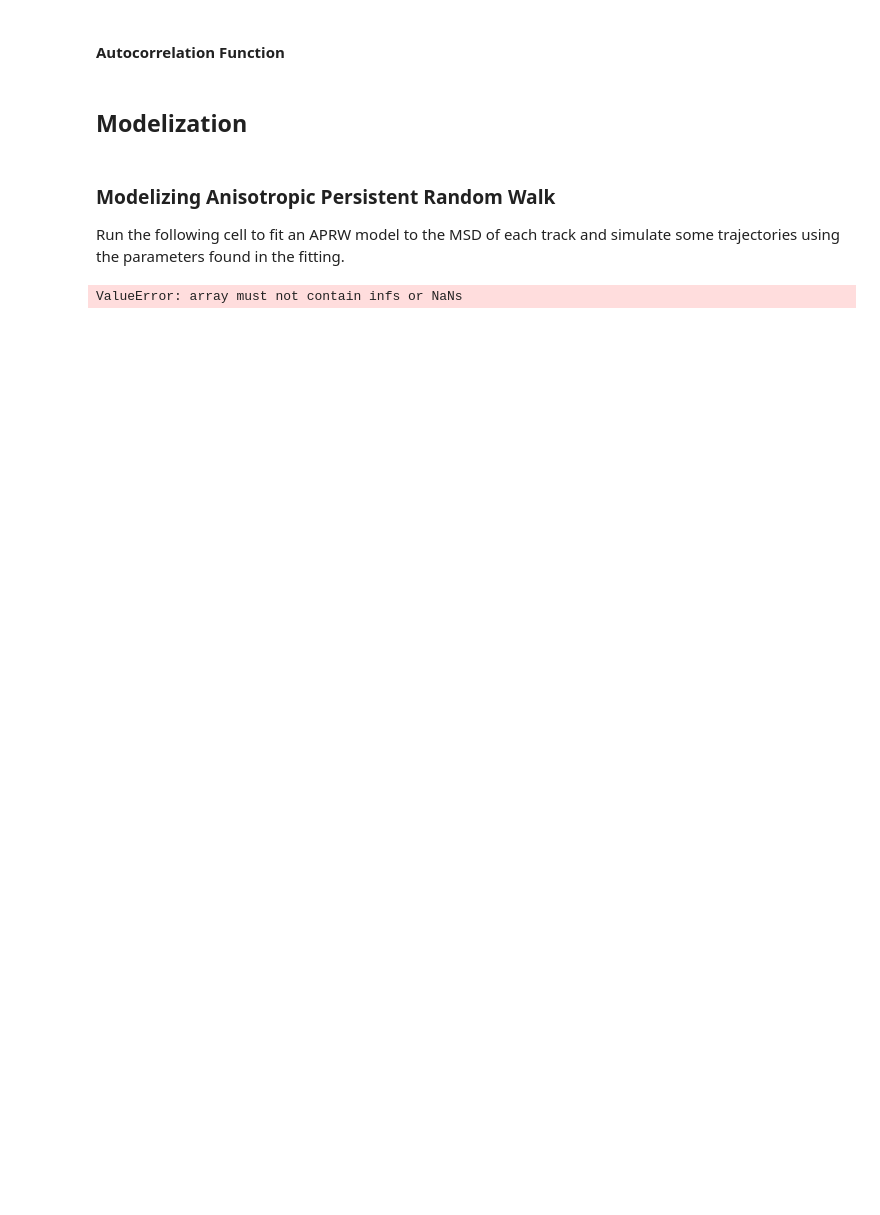
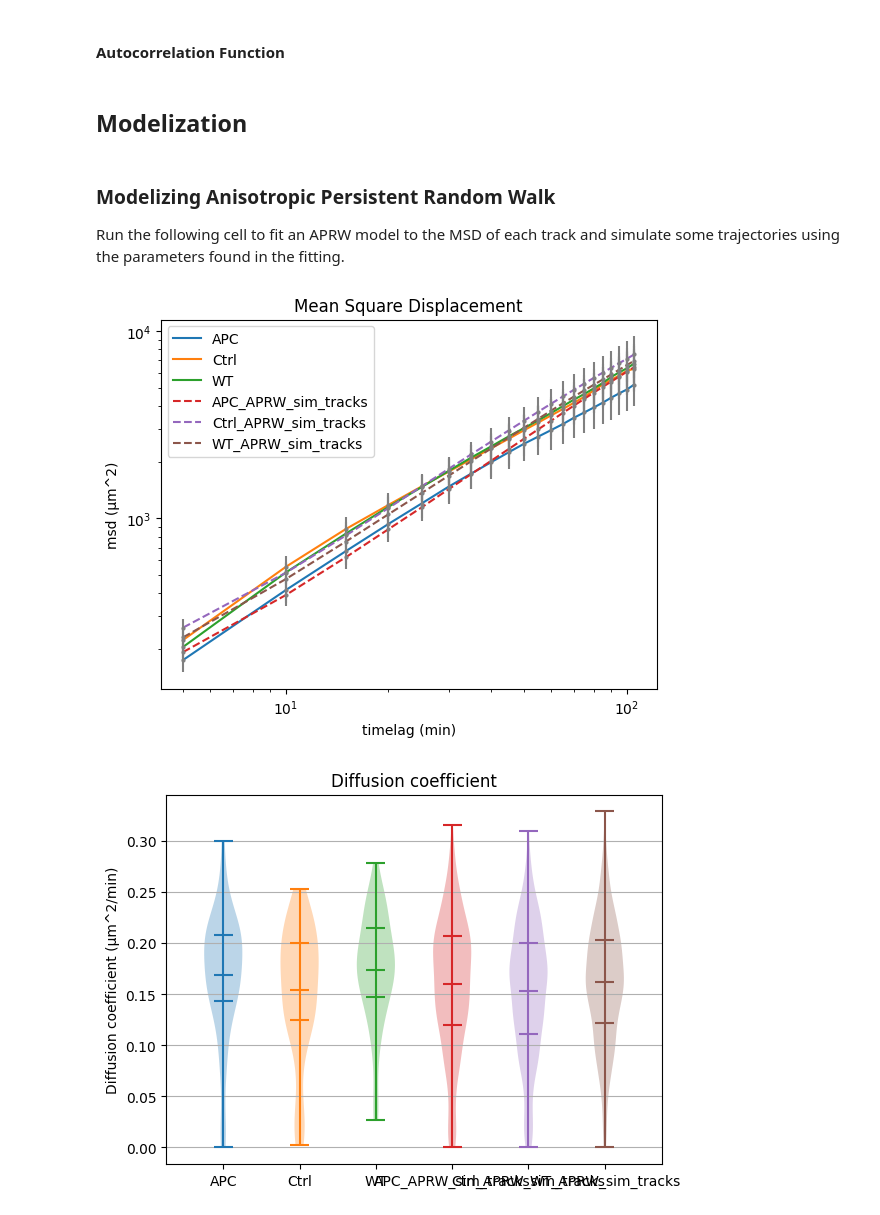
Before and after one commit to pcanaleta/tanalysis, a Jupyter notebook: trajectory_analysis.ipynb, the cells around one changed output. Saved outputs shown, nothing was run; the diff lists cells and outputs as text; code cells hidden in the pictures; blank space fills up the shorter version.

Commit message:
Implemented APRW model with msd calculation changes

```diff
--- a/trajectory_analysis.ipynb
+++ b/trajectory_analysis.ipynb
@@ -842,18 +659,18 @@ def sim_APRW(dirname, tracks, Nmax=50, repeats=30, subsamples=100):
 savedir = fr"{exp}\{experiment.value}\{condition.value}\{timer.value}\Tracks\excel_tracks\APRW"
 if not os.path.exists(savedir):
     os.makedirs(savedir)
-dim = 3
 
-fit_APRW(tracks, names, savedir)
-sim_APRW(savedir, tracks, Nmax=37, repeats=20, subsamples=100)
+tracks, names = traj_analysis.crop_traj(excel_dirname, filter_tracks=filter_tracks.value, filter_values=params)
+
+traj_analysis.fit_APRW(tracks, names, savedir)
+traj_analysis.sim_APRW(savedir, tracks, Nmax=37, repeats=10, subsamples=50)
-# %% [output]
-ValueError: array must not contain infs or NaNs
 # %%
+#Run this cell to preview some filtered vs simulated origin centered tracks
 APRW_dirname = fr"{exp}\{experiment.value}\{condition.value}\{timer.value}\Tracks\excel_tracks\APRW\Simulations"
 
 APRW_tracks, APRW_names = traj_analysis.crop_traj(APRW_dirname, False, params)
+tracks, names = traj_analysis.crop_traj(excel_dirname, filter_tracks=filter_tracks.value, filter_values=params)
 
-#Run this function to preview some filtered analyzed data
 cmap = mpl.colormaps['jet']
 fig, ax = plt.subplots(2,len(tracks))
 fig.set_figheight(12)
@@ -903,3 +720,59 @@ acf_APRW = traj_analysis.get_acf(APRW_tracks, APRW_names, timelapse_units.value,
 dt_APRW = traj_analysis.directionality_tortuosity(APRW_tracks, APRW_names, timelapse_units.value, excel_APRW_savedir)
 ta_APRW = traj_analysis.turning_angle(APRW_tracks, APRW_names, timelapse_units.value, excel_APRW_savedir)
 sc_APRW = traj_analysis.spatial_coverage(APRW_tracks, APRW_names, timelapse_units.value, excel_APRW_savedir)
+# %%
+# Mean squared displacement representation
+results_dirname = fr"{exp}\{experiment.value}\{condition.value}\{timer.value}\Tracks\excel_tracks\Results"
+results_APRW_dirname = fr"{exp}\{experiment.value}\{condition.value}\{timer.value}\Tracks\excel_tracks\APRW\Simulations\Results"
+results_savedir = fr"{exp}\{experiment.value}\{condition.value}\{timer.value}\Tracks\excel_tracks\Results\Figures"
+if not os.path.exists(results_savedir):
+    os.makedirs(results_savedir)
+
+file_list=[]
+fig1, ax1 = plt.subplots()
+fig2, ax2 = plt.subplots()
+pos = [1]
+labels=[]
+titles = ['Mean Square Displacement', 'Diffusion coefficient']
+for file in os.listdir(results_dirname):
+    if 'msd' in file:
+        file_name = file.replace(os.path.splitext(file)[-1],'').replace('_msd','')
+        path = os.path.join(results_dirname, file)
+        df_msd = pd.read_excel(path, sheet_name='mean_msd').to_numpy()
+        df_dc = pd.read_excel(path, sheet_name='diff_coef').to_numpy()
+
+        ax1.plot(df_msd[:,0], df_msd[:,1], label=file_name)
+        max_msd_len = len(df_msd)
+        ax1.errorbar(df_msd[:,0], df_msd[:,1], df_msd[:,2], fmt='o', markersize=2, color='gray')
+        ax2.violinplot(df_dc[:,1], positions=pos, showextrema=True, showmeans=True, quantiles=[0.25,0.75])
+        labels.append(file_name)
+        pos[0]+=1
+for APRW_file in os.listdir(results_APRW_dirname):
+    if 'msd' in APRW_file:
+        APRW_file_name = APRW_file.replace(os.path.splitext(APRW_file)[-1],'').replace('_msd','')
+        path = os.path.join(results_APRW_dirname, APRW_file)
+        df_msd = pd.read_excel(path, sheet_name='mean_msd').to_numpy()
+        df_dc = pd.read_excel(path, sheet_name='diff_coef').to_numpy()
+
+        ax1.plot(df_msd[:max_msd_len,0], df_msd[:max_msd_len,1], label=APRW_file_name, linestyle='dashed')
+        ax1.errorbar(df_msd[:max_msd_len,0], df_msd[:max_msd_len,1], df_msd[:max_msd_len,2], fmt='o', markersize=2, color='gray')
+        ax2.violinplot(df_dc[:,1], positions=pos, showextrema=True, showmeans=True, quantiles=[0.25,0.75])
+        labels.append(APRW_file_name)
+        pos[0]+=1
+
+ax1.set_title(titles[0])
+ax1.legend()
+ax1.set_xscale('log')
+ax1.set_yscale('log')
+ax1.set_xlabel(f'timelag ({timelapse_units.value})')
+ax1.set_ylabel('msd (μm^2)')
+
+ax2.set_xticks(np.arange(1, len(labels) + 1), labels=labels)
+ax2.set_xlim(0.25, len(labels) + 0.75)
+ax2.set_ylabel(f'Diffusion coefficient (μm^2/min)')
+ax2.grid(True, axis='y')
+ax2.set_title(titles[1])
+plt.show()
+# %% [output]
+[figure, added]
+[figure, added]
```
Also changed, not shown: parts of 4 cells of this notebook, 1 other file.
